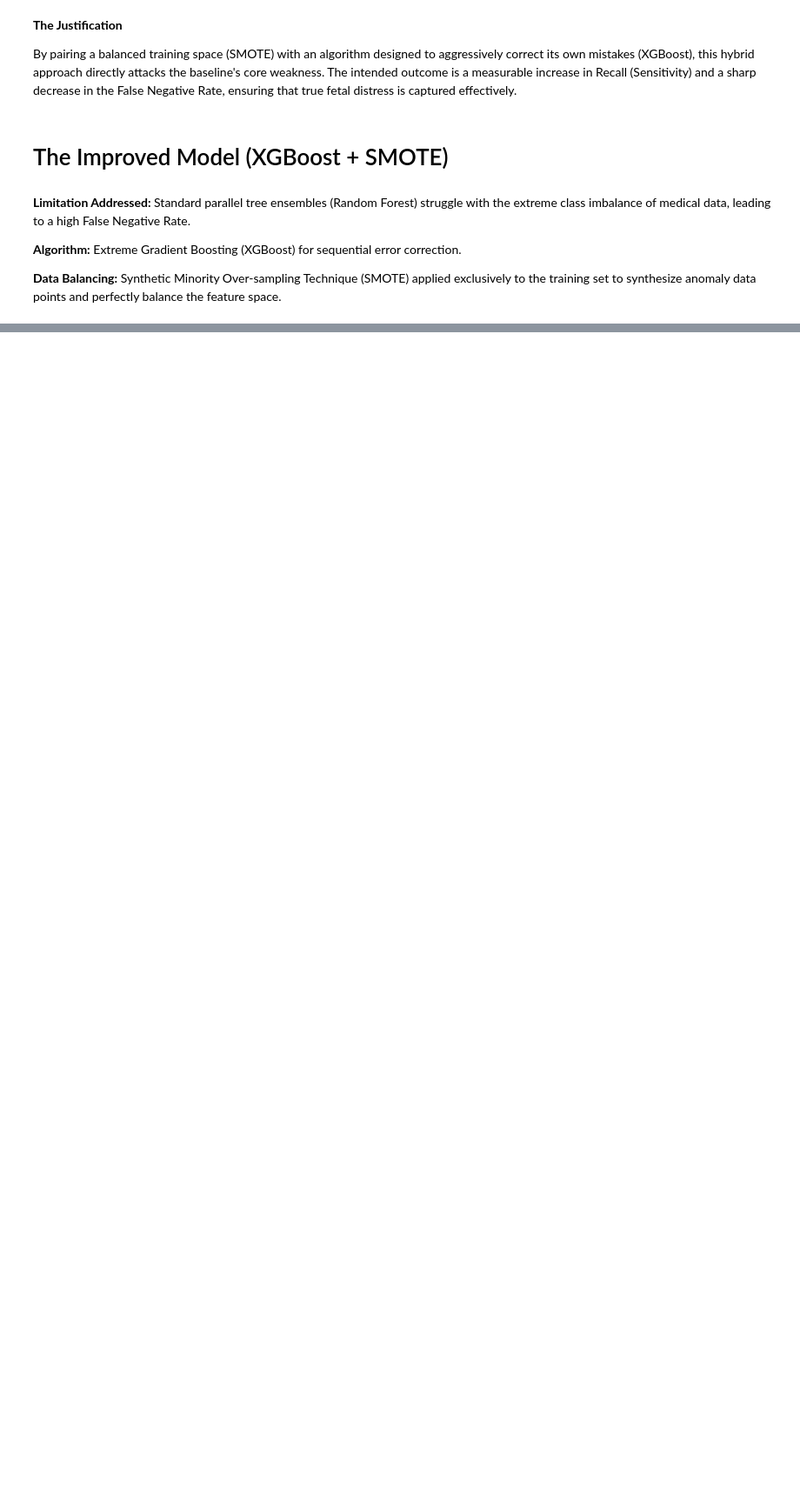
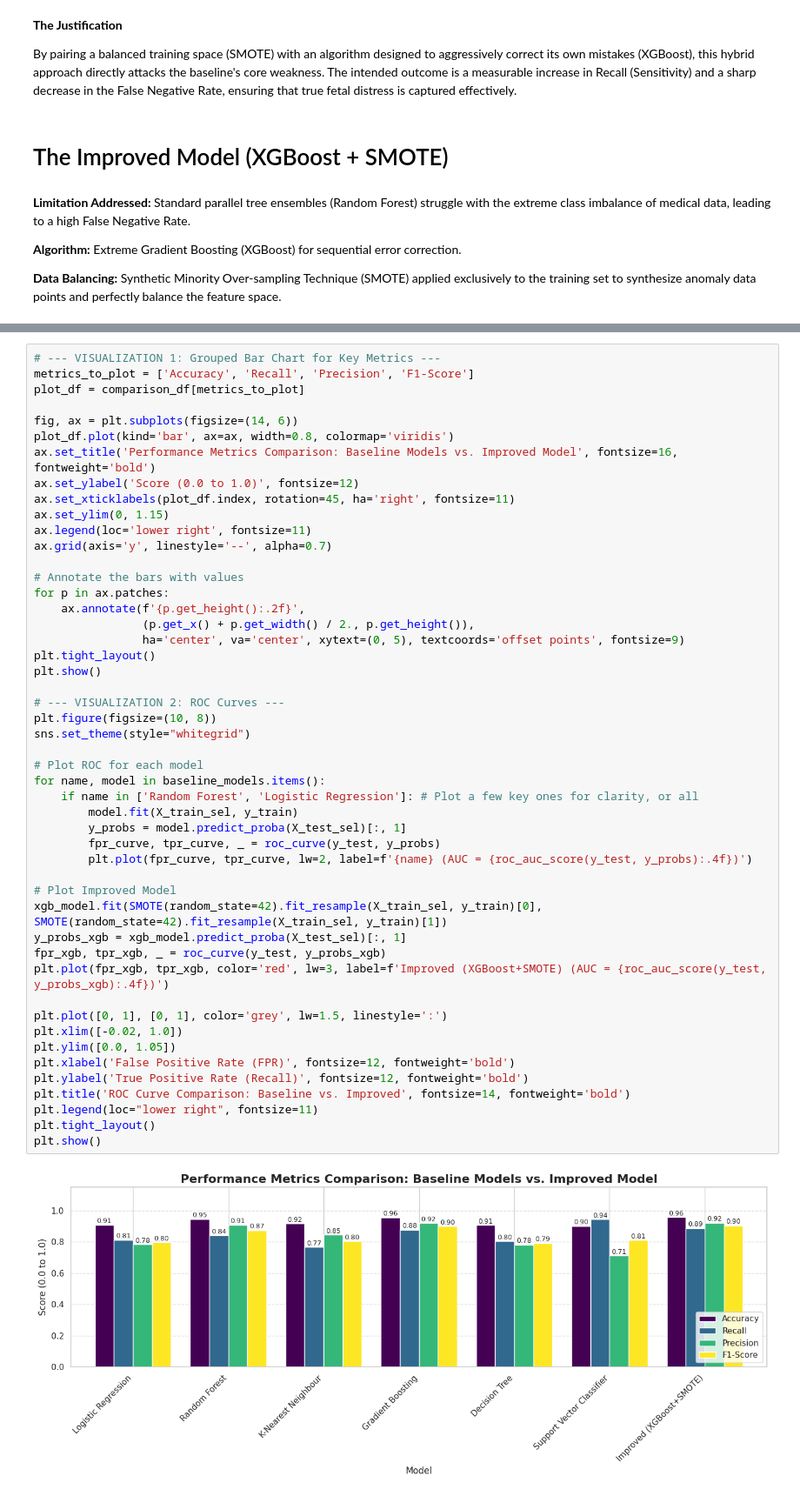
Before and after one commit to YadurajSiddarth/Fetal-monitoring-ctg-, a Jupyter notebook: Fetus_Monitoring_(CTG).ipynb, the cells around one changed output, grey strips where cells are left out. Shown at 87% size. Drawn from its saved outputs; the diff is of its cells as text; blank space fills up the shorter version.

```diff
--- a/Fetus_Monitoring_(CTG).ipynb
+++ b/Fetus_Monitoring_(CTG).ipynb
@@ -323,0 +475,51 @@ Computational Time:      0.2969 seconds
+# %%
+# --- VISUALIZATION 1: Grouped Bar Chart for Key Metrics ---
+metrics_to_plot = ['Accuracy', 'Recall', 'Precision', 'F1-Score']
+plot_df = comparison_df[metrics_to_plot]
+
+fig, ax = plt.subplots(figsize=(14, 6))
+plot_df.plot(kind='bar', ax=ax, width=0.8, colormap='viridis')
+ax.set_title('Performance Metrics Comparison: Baseline Models vs. Improved Model', fontsize=16, fontweight='bold')
+ax.set_ylabel('Score (0.0 to 1.0)', fontsize=12)
+ax.set_xticklabels(plot_df.index, rotation=45, ha='right', fontsize=11)
+ax.set_ylim(0, 1.15)
+ax.legend(loc='lower right', fontsize=11)
+ax.grid(axis='y', linestyle='--', alpha=0.7)
+
+# Annotate the bars with values
+for p in ax.patches:
+    ax.annotate(f'{p.get_height():.2f}',
+                (p.get_x() + p.get_width() / 2., p.get_height()),
+                ha='center', va='center', xytext=(0, 5), textcoords='offset points', fontsize=9)
+plt.tight_layout()
+plt.show()
+
+# --- VISUALIZATION 2: ROC Curves ---
+plt.figure(figsize=(10, 8))
+sns.set_theme(style="whitegrid")
+
+# Plot ROC for each model
+for name, model in baseline_models.items():
+    if name in ['Random Forest', 'Logistic Regression']: # Plot a few key ones for clarity, or all
+        model.fit(X_train_sel, y_train)
+        y_probs = model.predict_proba(X_test_sel)[:, 1]
+        fpr_curve, tpr_curve, _ = roc_curve(y_test, y_probs)
+        plt.plot(fpr_curve, tpr_curve, lw=2, label=f'{name} (AUC = {roc_auc_score(y_test, y_probs):.4f})')
+
+# Plot Improved Model
+xgb_model.fit(SMOTE(random_state=42).fit_resample(X_train_sel, y_train)[0], SMOTE(random_state=42).fit_resample(X_train_sel, y_train)[1])
+y_probs_xgb = xgb_model.predict_proba(X_test_sel)[:, 1]
+fpr_xgb, tpr_xgb, _ = roc_curve(y_test, y_probs_xgb)
+plt.plot(fpr_xgb, tpr_xgb, color='red', lw=3, label=f'Improved (XGBoost+SMOTE) (AUC = {roc_auc_score(y_test, y_probs_xgb):.4f})')
+
+plt.plot([0, 1], [0, 1], color='grey', lw=1.5, linestyle=':')
+plt.xlim([-0.02, 1.0])
+plt.ylim([0.0, 1.05])
+plt.xlabel('False Positive Rate (FPR)', fontsize=12, fontweight='bold')
+plt.ylabel('True Positive Rate (Recall)', fontsize=12, fontweight='bold')
+plt.title('ROC Curve Comparison: Baseline vs. Improved', fontsize=14, fontweight='bold')
+plt.legend(loc="lower right", fontsize=11)
+plt.tight_layout()
+plt.show()
+# %% [output]
+[figure, added]
```
Also changed, not shown: parts of 22 cells of this notebook.
